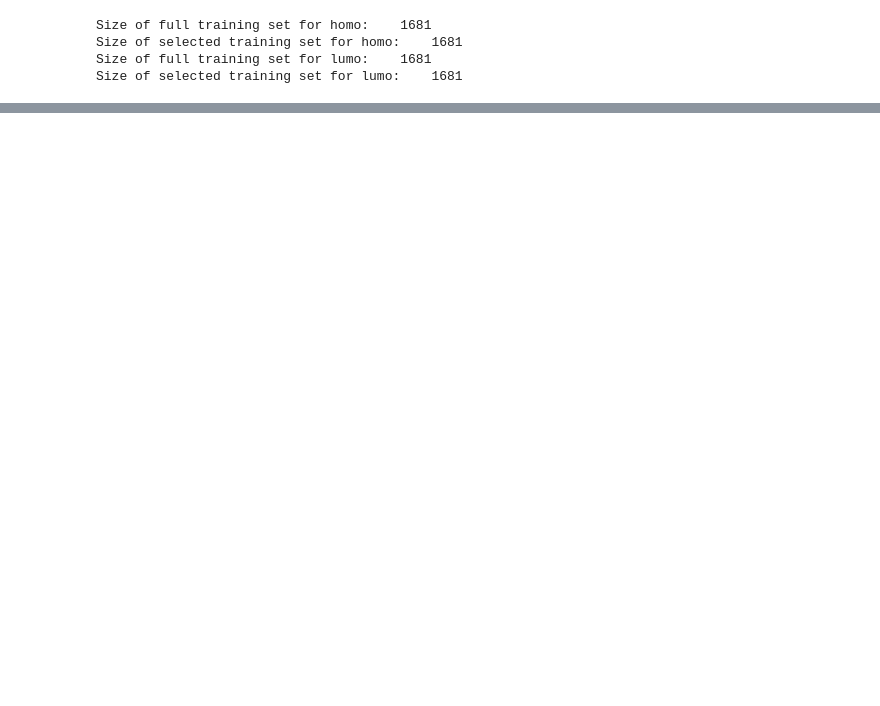
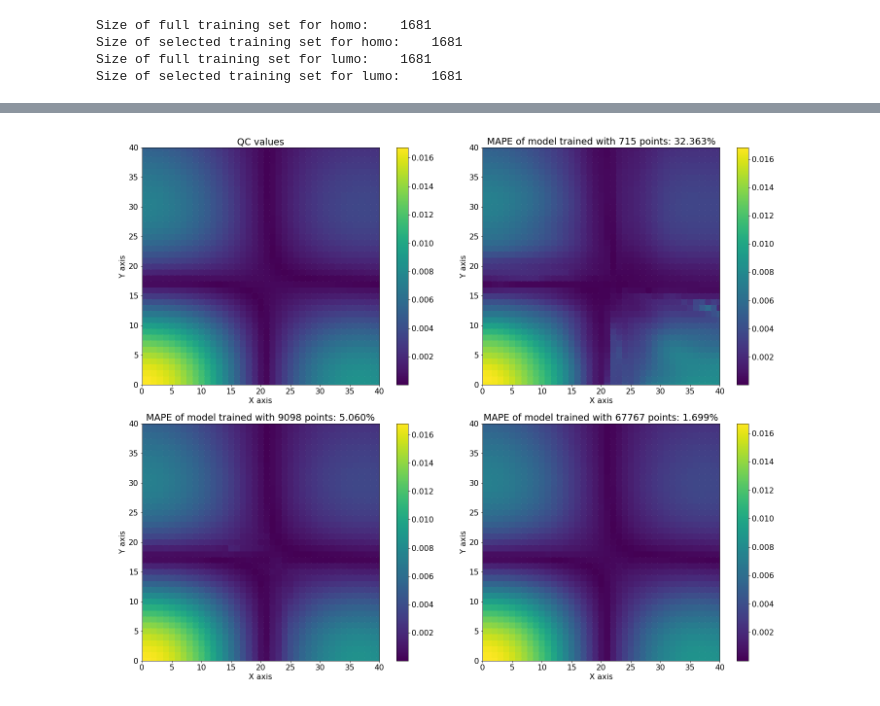
Before and after one commit to dgg95223/ML_Coupling, a Jupyter notebook: plot_2d_pretrained.ipynb, the cells around one changed output, grey strips where cells are left out. Saved outputs shown, nothing was run; the diff lists cells and outputs as text; code cells hidden in the pictures; blank space fills up the shorter version.

```diff
--- a/plot_2d_pretrained.ipynb
+++ b/plot_2d_pretrained.ipynb
@@ -289,0 +279,62 @@ True
+# %%
+C = []
+for i in range(0,41):
+    for j in range(0,41):
+        C_ = (i,j)
+        C.append(C_)
+C = np.array(C)
+C_ = copy.deepcopy(C)
+
+fig, ax= plt.subplots(2,2,figsize=(20,16))
+
+plt.rcParams.update({'font.size':16})
+plt.rc('font',family='Times New Roman')
+a1 = ax[0,0].scatter(C_[:, 0], C_[:, 1], c=Z,s=128, marker=',')
+ax[0,0].set_aspect('equal')
+ax[0,0].set_title('QC values')
+ax[0,0].set_xlabel('X axis')
+ax[0,0].set_ylabel('Y axis')
+ax[0,0].set_xlim(0,40)
+ax[0,0].set_ylim(0,40)
+
+
+a2 = ax[0,1].scatter(C_[:, 0], C_[:, 1], c=Z1,s=128, marker=',')
+ax[0,1].set_aspect('equal')
+ax[0,1].set_title('MAPE of model trained with 715 points: %5.3f%%'%error_ho1)
+ax[0,1].set_xlabel('X axis')
+ax[0,1].set_ylabel('Y axis')
+ax[0,1].set_xlim(0,40)
+ax[0,1].set_ylim(0,40)
+
+a3= ax[1,0].scatter(C_[:, 0], C_[:, 1], c=Z2,s=128, marker=',')
+ax[1,0].set_aspect('equal')
+ax[1,0].set_title('MAPE of model trained with 9098 points: %5.3f%%'%error_ho2)
+ax[1,0].set_xlabel('X axis')
+ax[1,0].set_ylabel('Y axis')
+ax[1,0].set_xlim(0,40)
+ax[1,0].set_ylim(0,40)
+
+a4 = ax[1,1].scatter(C_[:, 0], C_[:, 1], c=Z4,s=128, marker=',')
+ax[1,1].set_aspect('equal')
+ax[1,1].set_title('MAPE of model trained with 67767 points: %5.3f%%'%error_ho4)
+ax[1,1].set_xlabel('X axis')
+ax[1,1].set_ylabel('Y axis')
+ax[1,1].set_xlim(0,40)
+ax[1,1].set_ylim(0,40)
+
+
+fig2.colorbar(a1,ax=ax[0,0])
+fig2.colorbar(a2,ax=ax[0,1])
+fig2.colorbar(a3,ax=ax[1,0])
+fig2.colorbar(a4,ax=ax[1,1])
+# fig2.colorbar(a4,ax=ax2[:,1])
+plt.tight_layout()
+
+plt.savefig('2d_pred_model_scatter.png', transparent=False)
+
+
+# plt.title('HOMO of Naphthalene')
+plt.tight_layout()
+plt.show()
+# %% [output]
+[figure, added]
```
Also changed, not shown: parts of 9 cells of this notebook, 4 other files.
